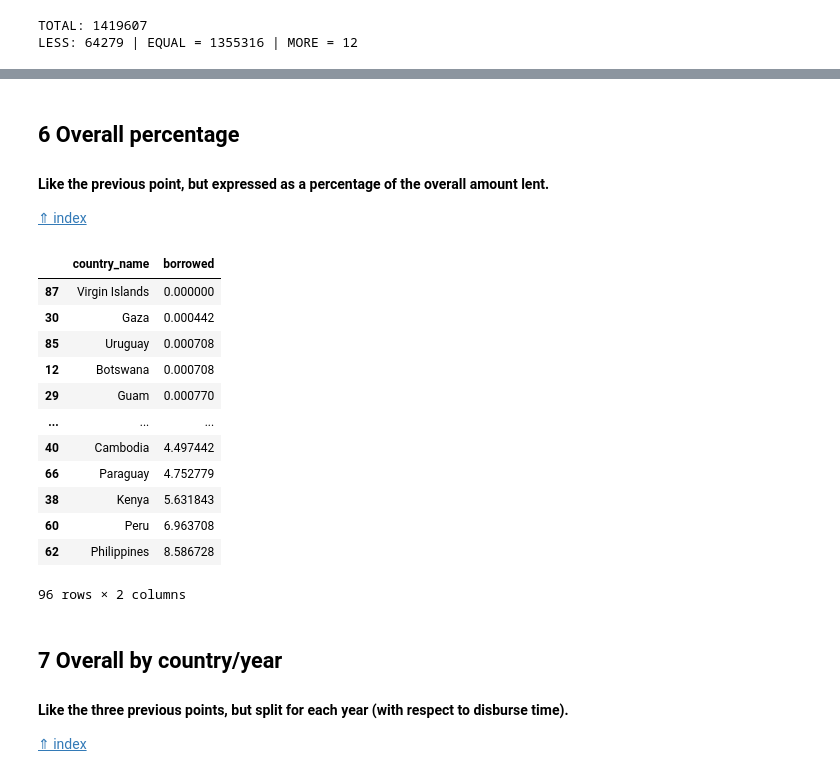
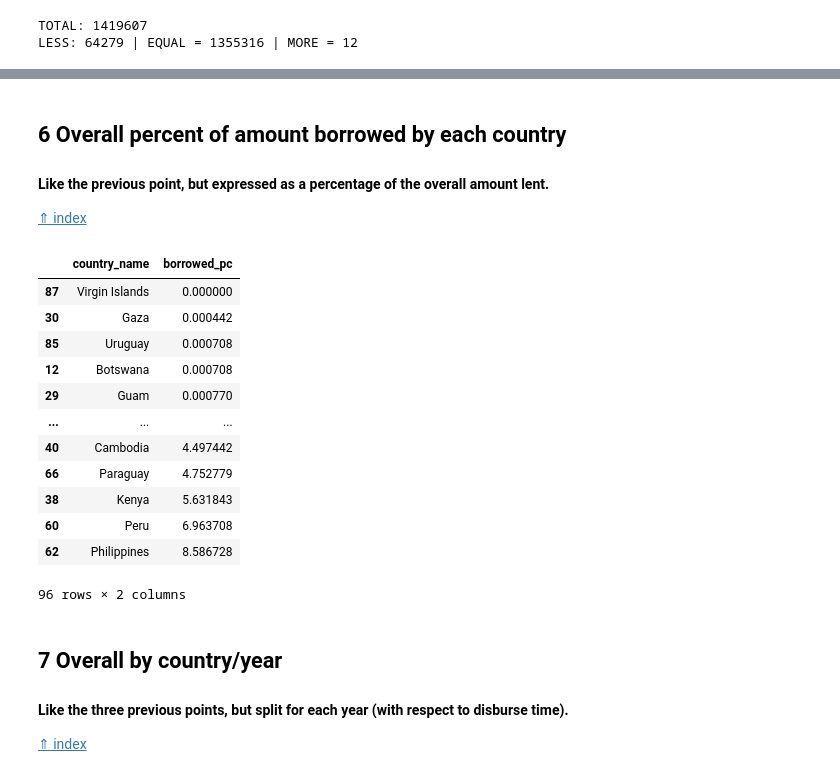
Before and after one commit to kayne87/FoCS, a Jupyter notebook: FoCS_new.ipynb, the cells around one changed output, grey strips where cells are left out. Saved outputs shown, nothing was run; the diff lists cells and outputs as text; code cells hidden in the pictures.

Commit message:
Prob 5+6. Updated clearer column names in output. Updated commenting

```diff
--- a/FoCS_new.ipynb
+++ b/FoCS_new.ipynb
@@ -288,16 +285,15 @@ Wall time: 262 ms
 # %% [markdown]
-## 6 <a class="anchor" id="overall-amount">Overall percentage</a>
+## 6 <a class="anchor" id="overall-percentage">Overall percent of amount borrowed by each country</a>
 #### Like the previous point, but expressed as a percentage of the overall amount lent.
 [⇑ index](#main)
 # %%
 total_borrowed = df_countries_borrowed.borrowed.sum()
-#vectorized operation
 total_borrowed_perc = (df_countries_borrowed.borrowed / total_borrowed) * 100
 
-df_countries_borrowed_perc = pd.DataFrame({'country_name': df_countries_borrowed.country_name, 'borrowed':total_borrowed_perc})
+df_countries_borrowed_perc = pd.DataFrame({'country_name': df_countries_borrowed.country_name, 'borrowed_pc':total_borrowed_perc})
 df_countries_borrowed_perc
 # %% [output]
-|  | country_name | borrowed |
+|  | country_name | borrowed_pc |
 | 87 | Virgin Islands | 0.000000 |
 | 30 | Gaza | 0.000442 |
 | 85 | Uruguay | 0.000708 |
```
Also changed, not shown: parts of 4 cells of this notebook.
